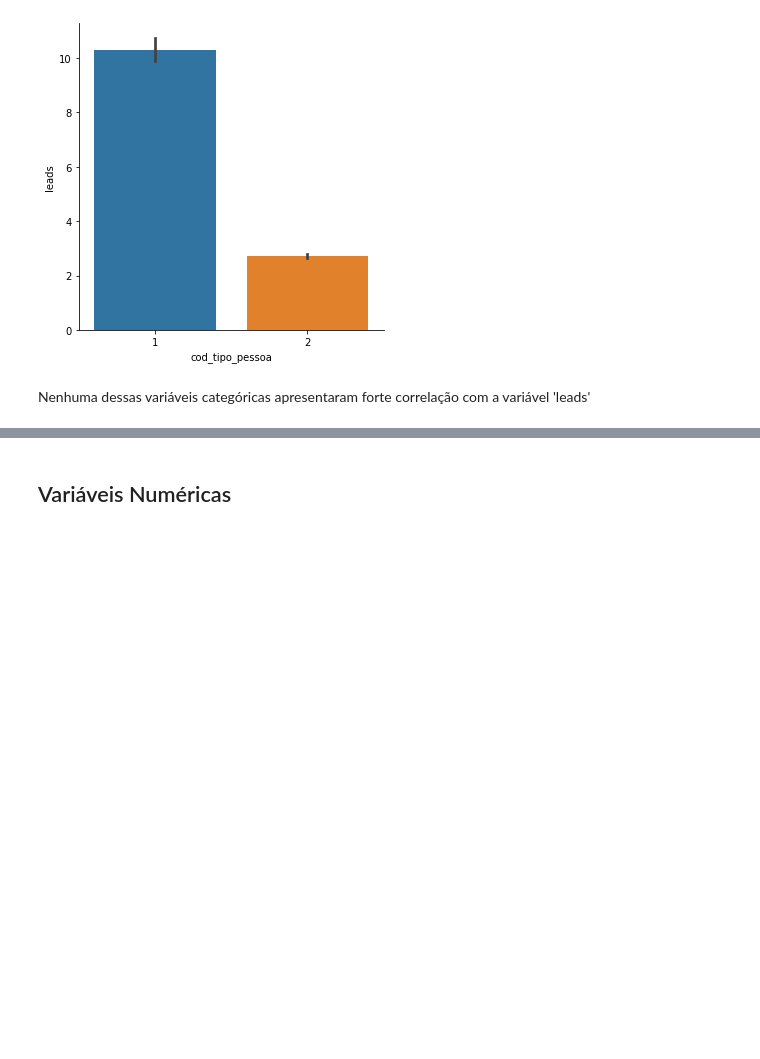
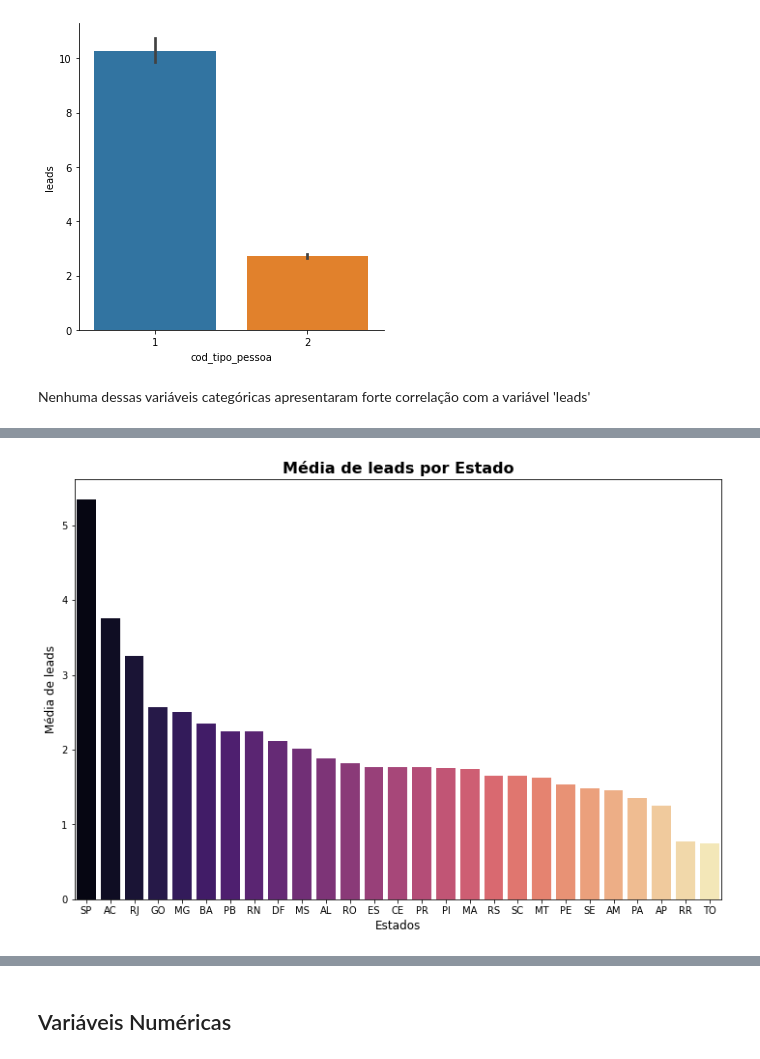
Before and after one commit to rafajovelho/Case1, a Jupyter notebook: Case-GCBInvestimentosipynb.ipynb, the cells around one changed output, grey strips where cells are left out. Saved outputs shown, nothing was run; the diff lists cells and outputs as text; code cells hidden in the pictures; blank space fills up the shorter version.

```diff
--- a/Case-GCBInvestimentosipynb.ipynb
+++ b/Case-GCBInvestimentosipynb.ipynb
@@ -441,0 +455,3 @@ Nenhuma dessas variáveis categóricas apresentaram forte correlação com a var
+# %%
+# Separando a coluna uf_cidade em 'uf' e 'cidade'
+df[['uf', 'cidade']] = df.uf_cidade.str.split('_', expand = True)
@@ -441,0 +465,7 @@ Nenhuma dessas variáveis categóricas apresentaram forte correlação com a var
+# %%
+# Reposicionando as colunas 'uf' e 'cidade'
+df.insert(12, 'uf', df.pop('uf'))
+df.insert(13, 'cidade', df.pop('cidade'))
+# %%
+# Removendo a coluna uf_cidade
+df.pop('uf_cidade')
@@ -441,0 +496,4 @@ Nenhuma dessas variáveis categóricas apresentaram forte correlação com a var
+# %%
+# Agrupando o df por uf e extraindo a média de leads
+df_uf = df.groupby('uf').agg({'leads':'mean'}).sort_values('leads', ascending = False)
+df_uf.head()
@@ -441,0 +508,11 @@ Nenhuma dessas variáveis categóricas apresentaram forte correlação com a var
+# %%
+# Barplot da Média do número de leads por estado
+plt.figure(figsize = (12,8))
+
+sns.barplot(data = df_uf, x = df_uf.index, y = df_uf.leads, palette = 'magma')
+plt.title('Média de leads por Estado', fontdict = {'fontsize': 16}, weight = 'bold')
+plt.xlabel('Estados', fontdict = {'fontsize': 12})
+plt.ylabel('Média de leads', fontdict = {'fontsize': 12})
+plt.show()
+# %% [output]
+[figure, added]
```
Also changed, not shown: parts of 15 cells of this notebook, 1 other file.
